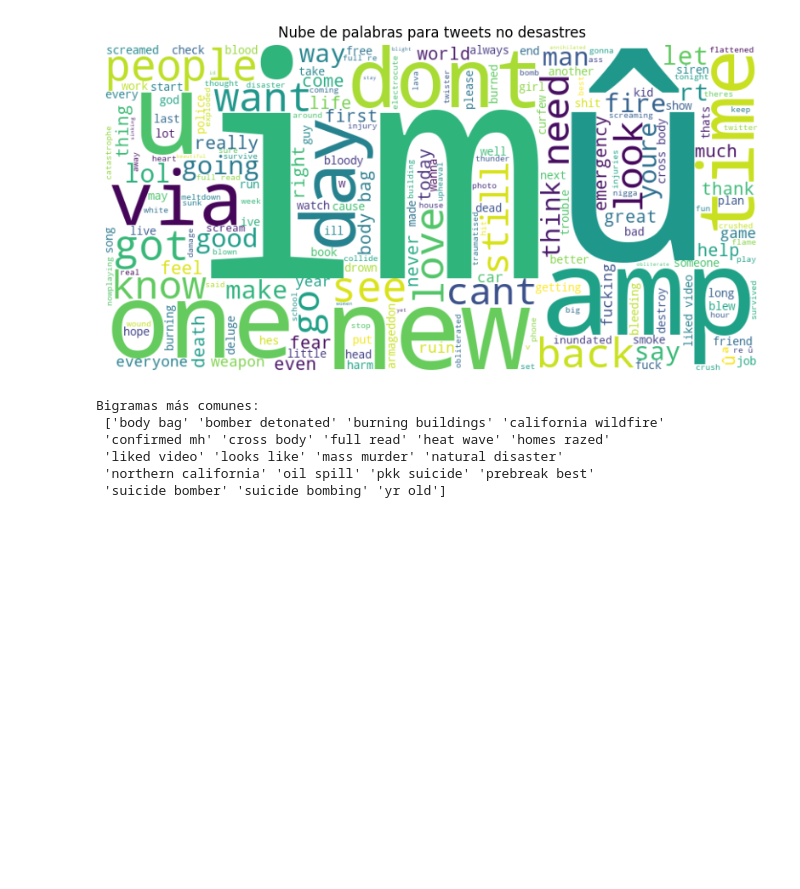
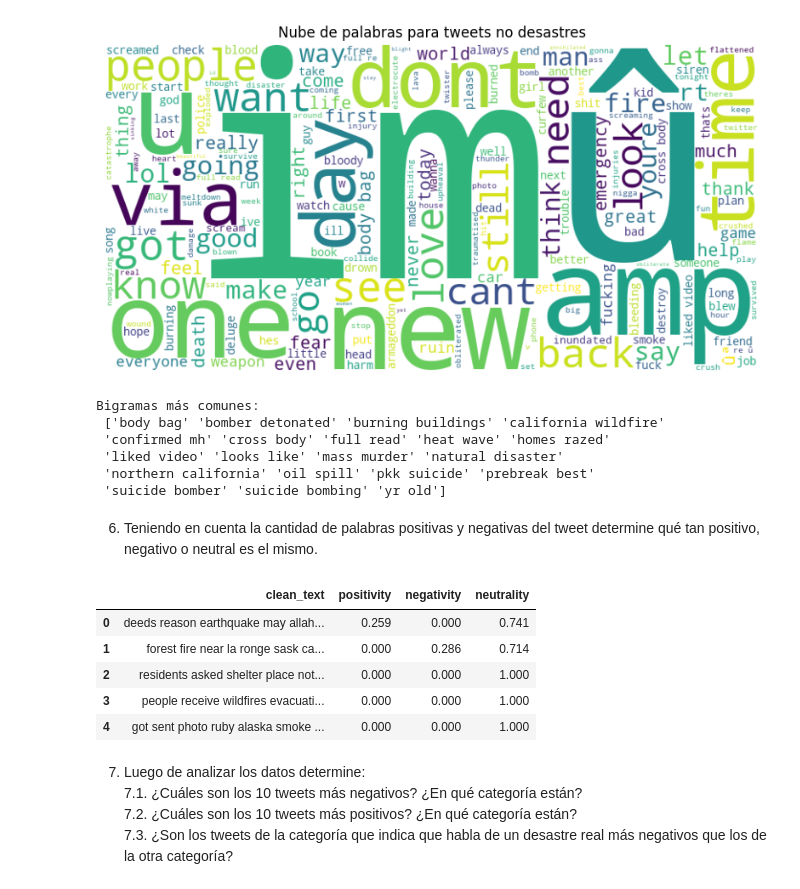
Before and after one commit to Gegdgt/Lab6_DataScience, a Jupyter notebook: Lab6.ipynb, the cells around one changed output. Saved outputs shown, nothing was run; the diff lists cells and outputs as text; code cells hidden in the pictures; blank space fills up the shorter version.

```diff
--- a/Lab6.ipynb
+++ b/Lab6.ipynb
@@ -140,3 +140,36 @@ Bigramas más comunes:
  'liked video' 'looks like' 'mass murder' 'natural disaster'
  'northern california' 'oil spill' 'pkk suicide' 'prebreak best'
  'suicide bomber' 'suicide bombing' 'yr old']
+# %% [markdown]
+6. Teniendo en cuenta la cantidad de palabras positivas y negativas del tweet determine qué tan positivo, negativo o neutral es el mismo.
+# %%
+# Inicializar VADER
+analyzer = SentimentIntensityAnalyzer()
+
+# Función para calcular los puntajes de sentimientos
+def analyze_sentiment(text):
+    scores = analyzer.polarity_scores(text)
+    return scores
+
+# Aplicar a cada tweet
+train['sentiment_scores'] = train['clean_text'].apply(analyze_sentiment)
+
+# Crear nuevas columnas para positividad, negatividad y neutralidad
+train['positivity'] = train['sentiment_scores'].apply(lambda x: x['pos'])
+train['negativity'] = train['sentiment_scores'].apply(lambda x: x['neg'])
+train['neutrality'] = train['sentiment_scores'].apply(lambda x: x['neu'])
+
+# Mostrar las primeras filas
+train[['clean_text', 'positivity', 'negativity', 'neutrality']].head()
+# %% [output]
+|  | clean_text | positivity | negativity | neutrality |
+| 0 | deeds reason earthquake may allah... | 0.259 | 0.000 | 0.741 |
+| 1 | forest fire near la ronge sask ca... | 0.000 | 0.286 | 0.714 |
+| 2 | residents asked shelter place not... | 0.000 | 0.000 | 1.000 |
+| 3 | people receive wildfires evacuati... | 0.000 | 0.000 | 1.000 |
+| 4 | got sent photo ruby alaska smoke ... | 0.000 | 0.000 | 1.000 |
+# %% [markdown]
+7. Luego de analizar los datos determine:
+7.1. ¿Cuáles son los 10 tweets más negativos? ¿En qué categoría están?
+7.2. ¿Cuáles son los 10 tweets más positivos? ¿En qué categoría están?
+7.3. ¿Son los tweets de la categoría que indica que habla de un desastre real más negativos que los de la otra categoría?
```
Also changed, not shown: parts of 6 cells of this notebook.
